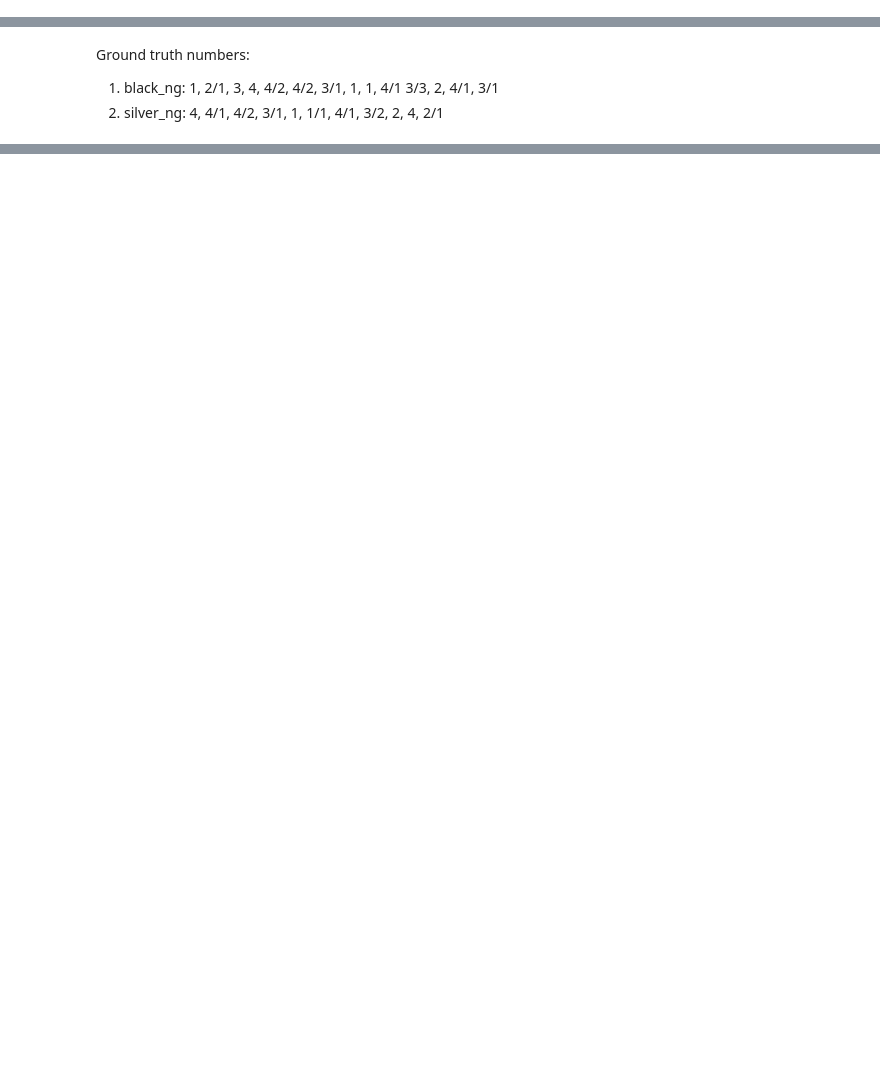
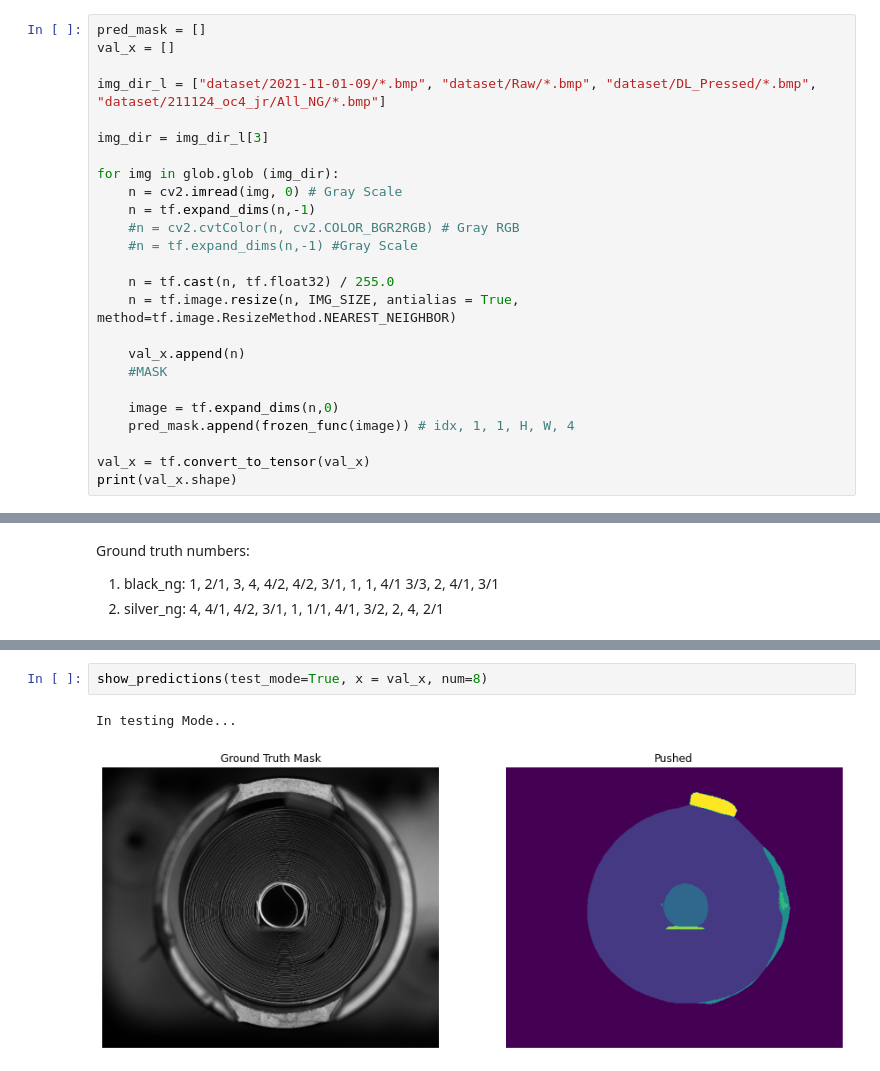
Before and after one commit to jhk0429/Segmentation_project, a Jupyter notebook: Inference.ipynb, the cells around one changed output, grey strips where cells are left out. Cells and saved outputs as stored; diff of their text form; blank space fills up the shorter version.

```diff
--- a/Inference.ipynb
+++ b/Inference.ipynb
@@ -285,0 +278,25 @@ print(test_y.shape)
+# %%
+pred_mask = []
+val_x = []
+
+img_dir_l = ["dataset/2021-11-01-09/*.bmp", "dataset/Raw/*.bmp", "dataset/DL_Pressed/*.bmp", "dataset/211124_oc4_jr/All_NG/*.bmp"]
+
+img_dir = img_dir_l[3]
+
+for img in glob.glob (img_dir):
+    n = cv2.imread(img, 0) # Gray Scale
+    n = tf.expand_dims(n,-1)
+    #n = cv2.cvtColor(n, cv2.COLOR_BGR2RGB) # Gray RGB
+    #n = tf.expand_dims(n,-1) #Gray Scale
+
+    n = tf.cast(n, tf.float32) / 255.0
+    n = tf.image.resize(n, IMG_SIZE, antialias = True, method=tf.image.ResizeMethod.NEAREST_NEIGHBOR)
+
+    val_x.append(n)
+    #MASK
+
+    image = tf.expand_dims(n,0)
+    pred_mask.append(frozen_func(image)) # idx, 1, 1, H, W, 4
+
+val_x = tf.convert_to_tensor(val_x)
+print(val_x.shape)
@@ -433,0 +465,5 @@ Circle IoU: 0.98253965 Circle Accuracy: 0.98730356
+# %%
+show_predictions(test_mode=True, x = val_x, num=8)
+# %% [output]
+In testing Mode...
+[figure, added]
```
Also changed, not shown: parts of 32 cells of this notebook.
